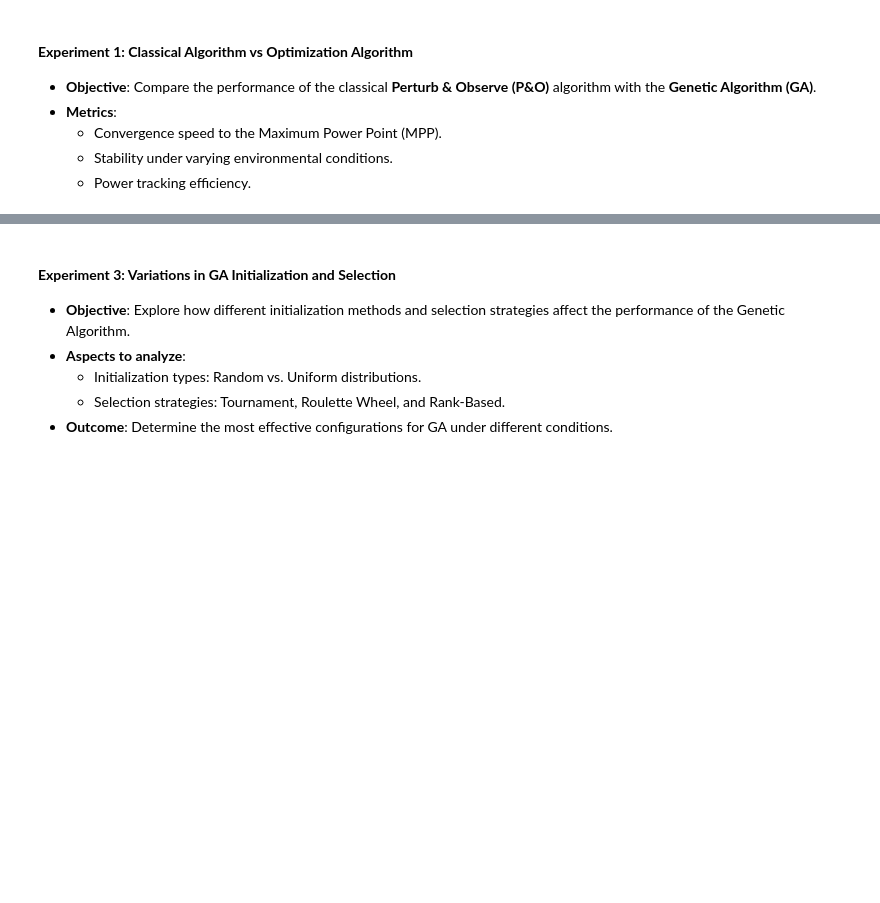
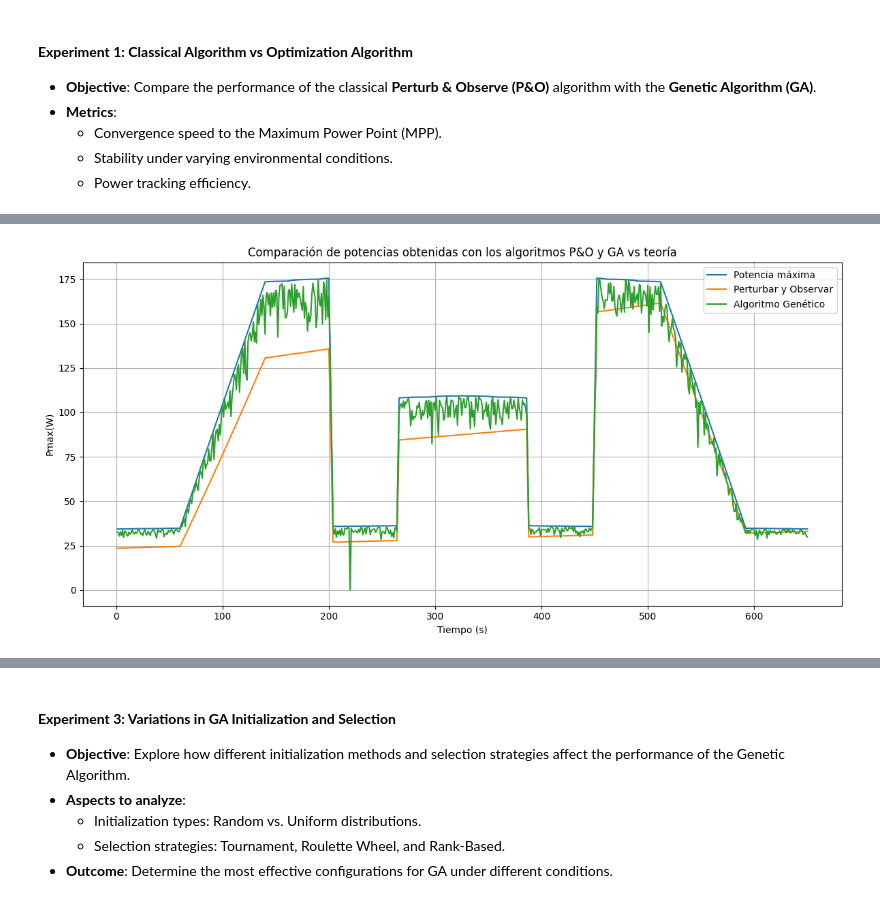
Before and after one commit to BrajanNieto/MPPT_Algorithms, a Jupyter notebook: IA_Fundamentals_Evaluation_MPPT_Algorithms.ipynb, the cells around one changed output, grey strips where cells are left out. Cells and saved outputs as stored; diff of their text form; code cells hidden in the pictures; blank space fills up the shorter version.

```diff
--- a/IA_Fundamentals_Evaluation_MPPT_Algorithms.ipynb
+++ b/IA_Fundamentals_Evaluation_MPPT_Algorithms.ipynb
@@ -963,0 +966,16 @@ print(df_results.head())
+# %%
+# Plot the obtained power per second and the maximum powe
+plt.figure(figsize=(12, 6))
+#plt.plot(df_results['Tiempo'], df_results['Eficiencia_IC'], label='Conductancia Incremental')
+plt.plot(df_results['Tiempo'], df_results['Pmax'], label='Potencia máxima')
+plt.plot(df_results['Tiempo'], df_results['P_PO'], label='Perturbar y Observar')
+plt.plot(df_results['Tiempo'], df_results['P_GA'], label='Algoritmo Genético')
+plt.xlabel('Tiempo (s)')
+plt.ylabel('Pmax(W)')
+plt.title('Comparación de potencias obtenidas con los algoritmos P&O y GA vs teoría')
+plt.legend()
+plt.grid(True)
+plt.tight_layout()
+plt.show()
+# %% [output]
+[figure, added]
```
Also changed, not shown: parts of 11 cells of this notebook.
